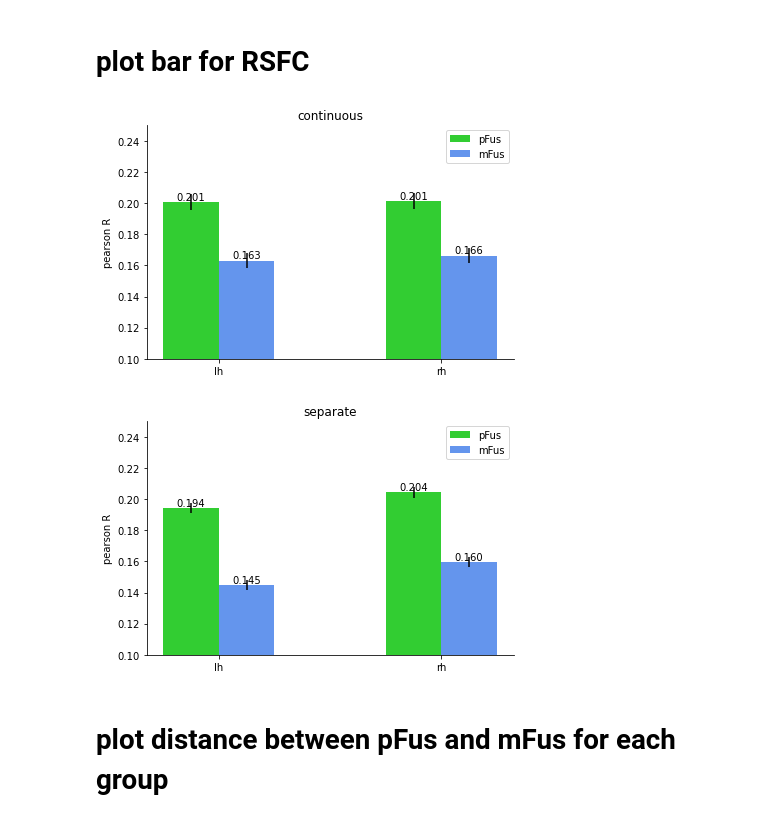
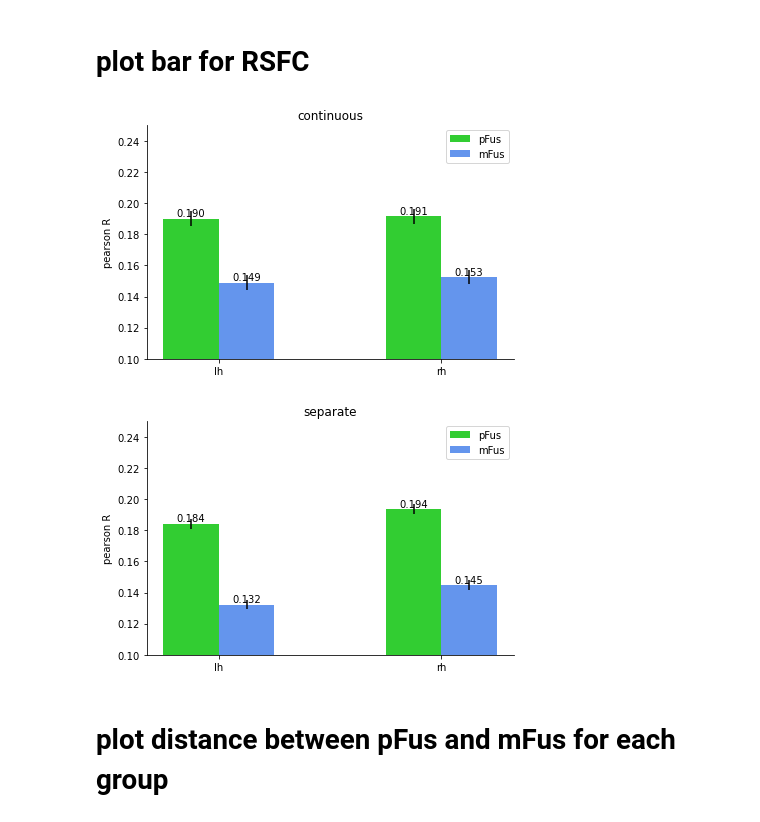
Before and after one commit to BNUCNL/nibrain, a Jupyter notebook: cxy_hcp_ffa/scripts/paper_fig.ipynb, the cells around one changed output. Saved outputs shown, nothing was run; the diff lists cells and outputs as text; code cells hidden in the pictures.

```diff
--- a/cxy_hcp_ffa/scripts/paper_fig.ipynb
+++ b/cxy_hcp_ffa/scripts/paper_fig.ipynb
@@ -498,64 +500,70 @@ figsize = None
 # gid-v2-merged
 gids = (1, 2)
 gid2name = {-1: 'whole', 1: 'continuous', 2: 'separate'}
-gid_file = pjoin(anal_dir, 'grouping/group_id_{hemi}_v2_merged.npy')
+gid_file = pjoin(anal_dir, 'grouping/group_id_v2_merged.csv')
 
+target = 'MMP'  # MMP, Cole
+if target == 'Cole':
+    src_file = pjoin(anal_dir, 'rfMRI/rsfc_FFA2Cole.mat')
+    out_file = pjoin(work_dir, '{}_bar_Cole.jpg')
+    ylim = (0.1, 0.25)
+elif target == 'MMP':
+    src_file = pjoin(anal_dir, 'rfMRI/rsfc_FFA2MMP.mat')
+    out_file = pjoin(work_dir, '{}_bar_MMP.jpg')
+    ylim = (0.1, 0.25)
+else:
+    raise ValueError
+
+# out_file = None
 hemis = ('lh', 'rh')
-seed_names = ('pFus-face', 'mFus-face')
-src_file = pjoin(anal_dir, 'rfMRI/rsfc_individual2Cole_{hemi}.pkl')
-# out_file = None
-out_file = pjoin(work_dir, '{}_bar.jpg')
+seed_names = ('pFus', 'mFus')
+data = loadmat(src_file)
+gid_df = pd.read_csv(gid_file)
 
 n_hemi = len(hemis)
-hemi2data = {}
-hemi2gid_vec = {}
-for hemi in hemis:
-    hemi2data[hemi] = pkl.load(open(src_file.format(hemi=hemi), 'rb'))
-    hemi2gid_vec[hemi] = np.load(gid_file.format(hemi=hemi))
 n_seed = len(seed_names)
-
 x = np.arange(n_hemi)
 width = auto_bar_width(x, n_seed)
 for gid in gids:
     _, ax = plt.subplots(figsize=figsize)
     offset = -(n_seed - 1) / 2
     for seed_name in seed_names:
         means = np.ones(n_hemi) * np.nan
         errs = np.ones(n_hemi) * np.nan
         for hemi_idx, hemi in enumerate(hemis):
-            data = hemi2data[hemi]
-            gid_vec = hemi2gid_vec[hemi]
+            item = f'{hemi}_{seed_name}'
+            gid_vec = gid_df[hemi]
             if gid == -1:
                 gid_idx_vec = np.ones_like(gid_vec, bool)
             else:
                 gid_idx_vec = gid_vec == gid
-            samples = np.mean(data[seed_name][gid_idx_vec], 1)
+            samples = np.mean(data[item][gid_idx_vec], 1)
             samples = samples[~np.isnan(samples)]
             means[hemi_idx] = np.mean(samples)
             errs[hemi_idx] = sem(samples)
         ax.bar(x+width*offset, means, width, yerr=errs,
-               label=seed_name.split('-')[0], color=roi2color[seed_name])
+               label=seed_name,
+               color=roi2color[f'{seed_name}-face'])
         offset += 1
     show_bar_value(ax.patches, '.3f', ax)
     ax.legend()
     ax.set_xticks(x)
     ax.set_xticklabels(hemis)
     ax.set_ylabel('pearson R')
     ax.set_title(f"{gid2name[gid]}")
-    ax.set_ylim(0.1, 0.25)
-    # ax.set_yticks([0.1, 0.2, 0.3, 0.4])
-    # ax.set_yticklabels([0.1, 0.2, 0.3, 0.4])
+    if ylim is not None:
+        ax.set_ylim(*ylim)
     # ax.tick_params(bottom=False, labelbottom=False, left=False)
     ax.spines['top'].set_visible(False)
     ax.spines['right'].set_visible(False)
     plt.tight_layout()
     if out_file is None:
         plt.show()
     else:
         plt.savefig(out_file.format(gid2name[gid]))
 # %% [output]
-[figure, old version]
+[figure, new version]
-[figure, old version]
+[figure, new version]
 # %% [markdown]
 # plot distance between pFus and mFus for each group
 # %%
```
Also changed, not shown: parts of 2 cells of this notebook, 2 other files.
